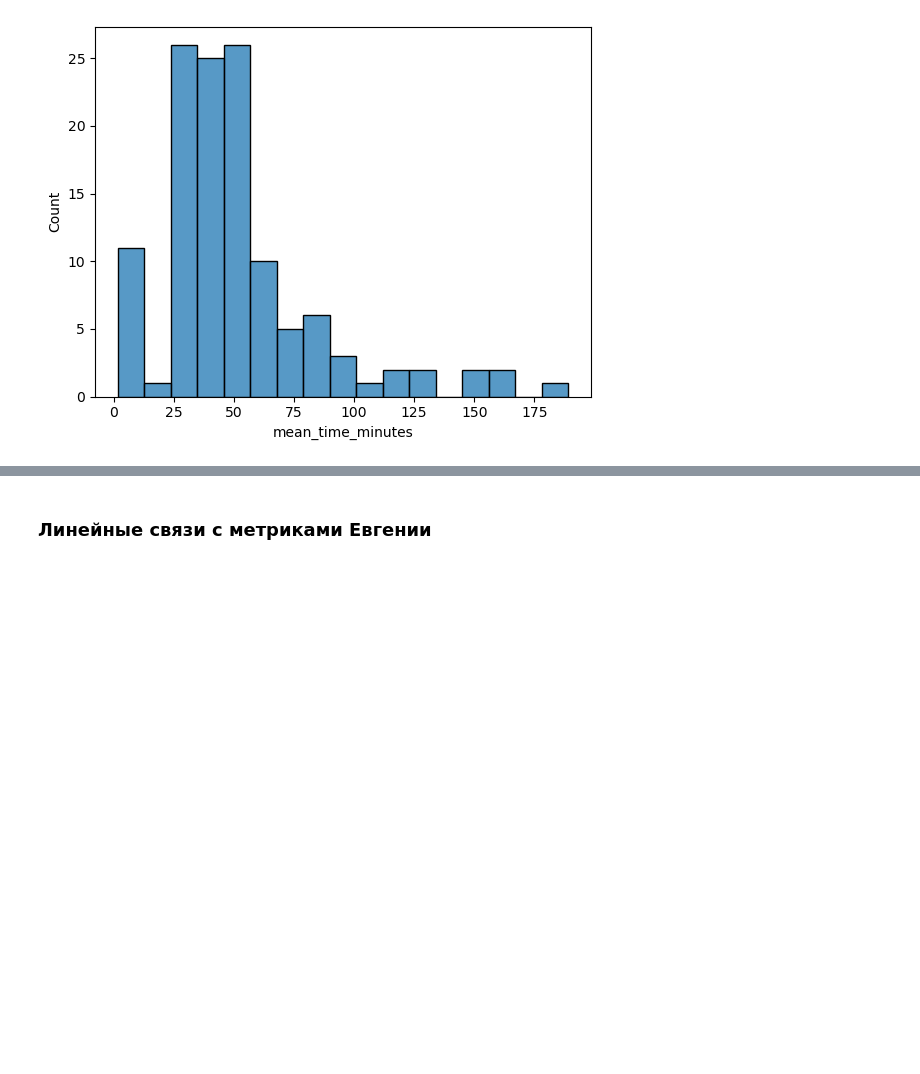
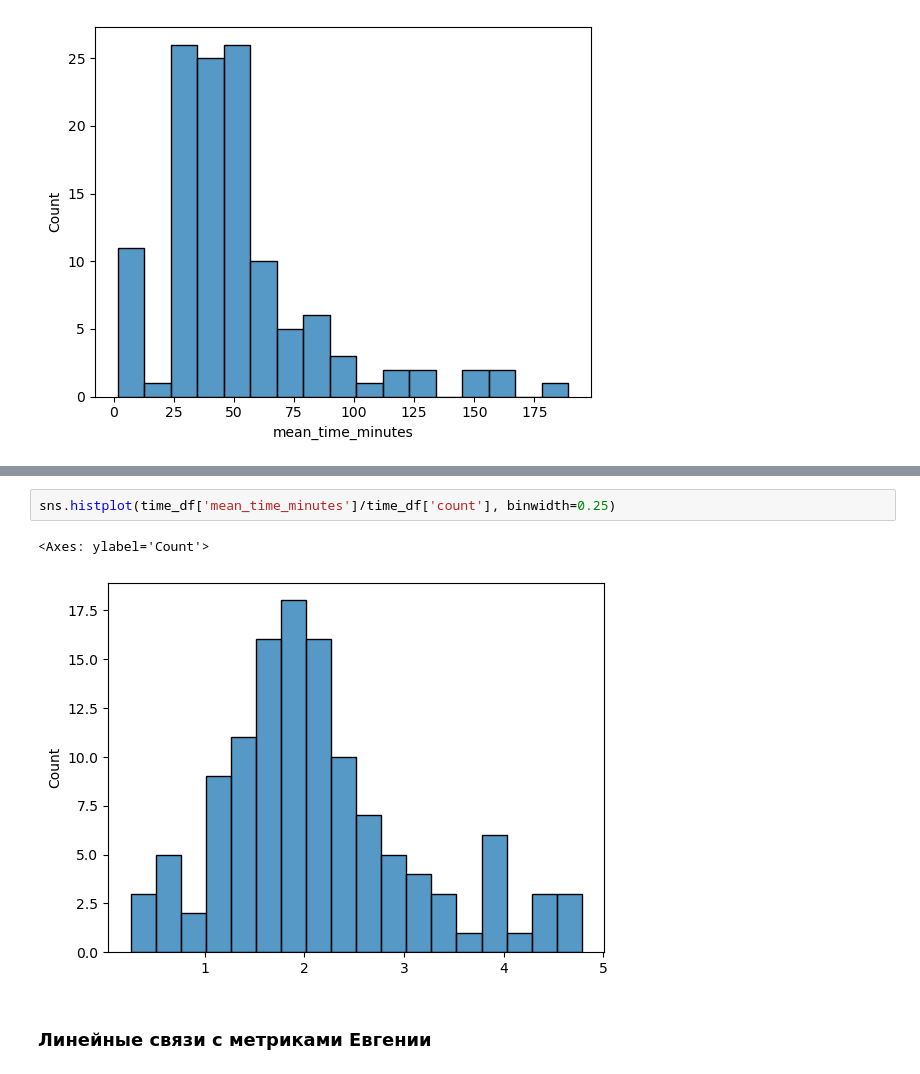
Before and after one commit to pt0p/metrics-for-educational-courses, a Jupyter notebook: module_metrics_research.ipynb, the cells around one changed output, grey strips where cells are left out. Cells and saved outputs as stored; diff of their text form; blank space fills up the shorter version.

```diff
--- a/module_metrics_research.ipynb
+++ b/module_metrics_research.ipynb
@@ -443,3 +496,8 @@ sns.histplot(mean_module_time['mean_time_minutes'])
+# %%
+sns.histplot(time_df['mean_time_minutes']/time_df['count'], binwidth=0.25)
+# %% [output]
+<Axes: ylabel='Count'>
+[figure, added]
 # %% [markdown]
 ### Линейные связи с метриками Евгении
 # %%
```
Also changed, not shown: parts of 8 cells of this notebook.
